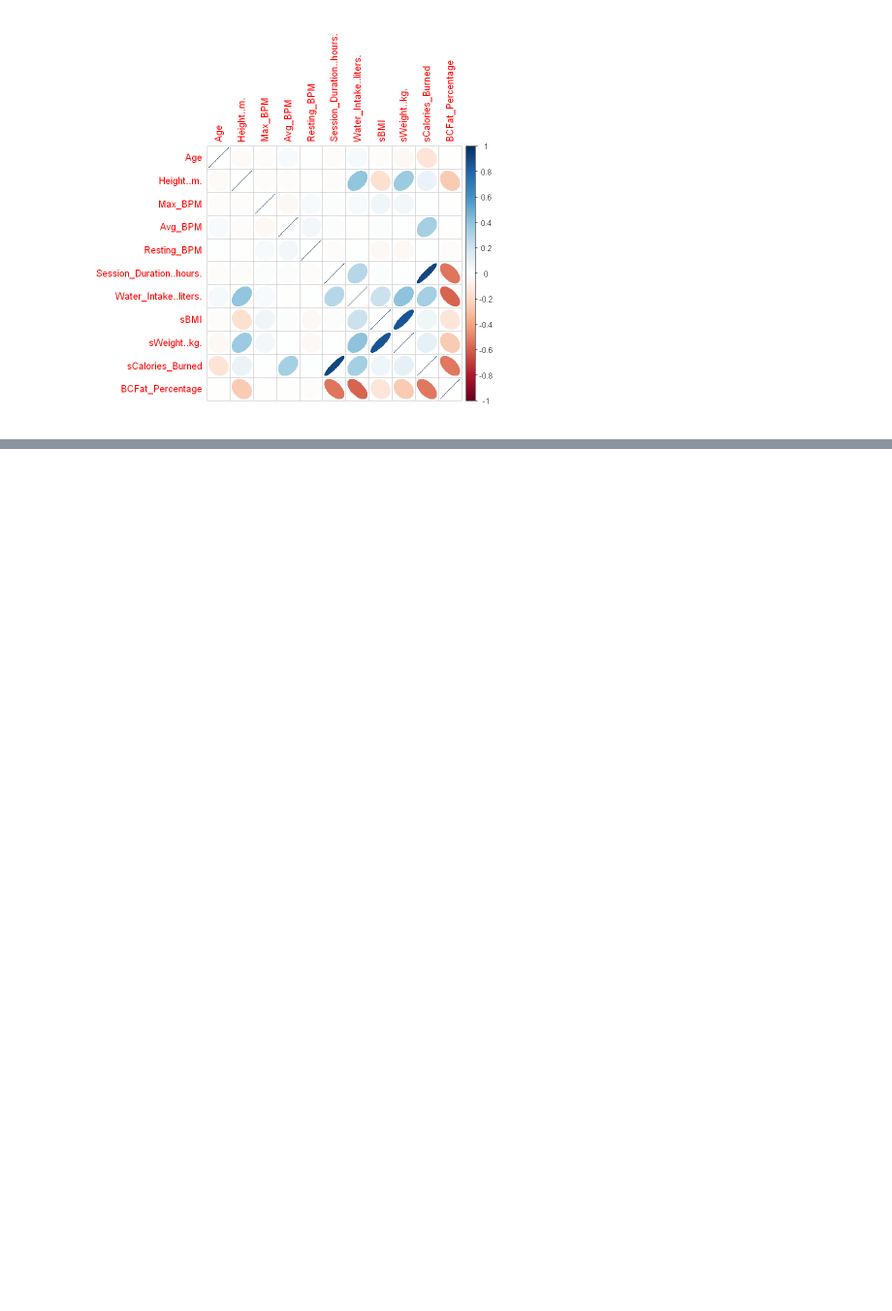
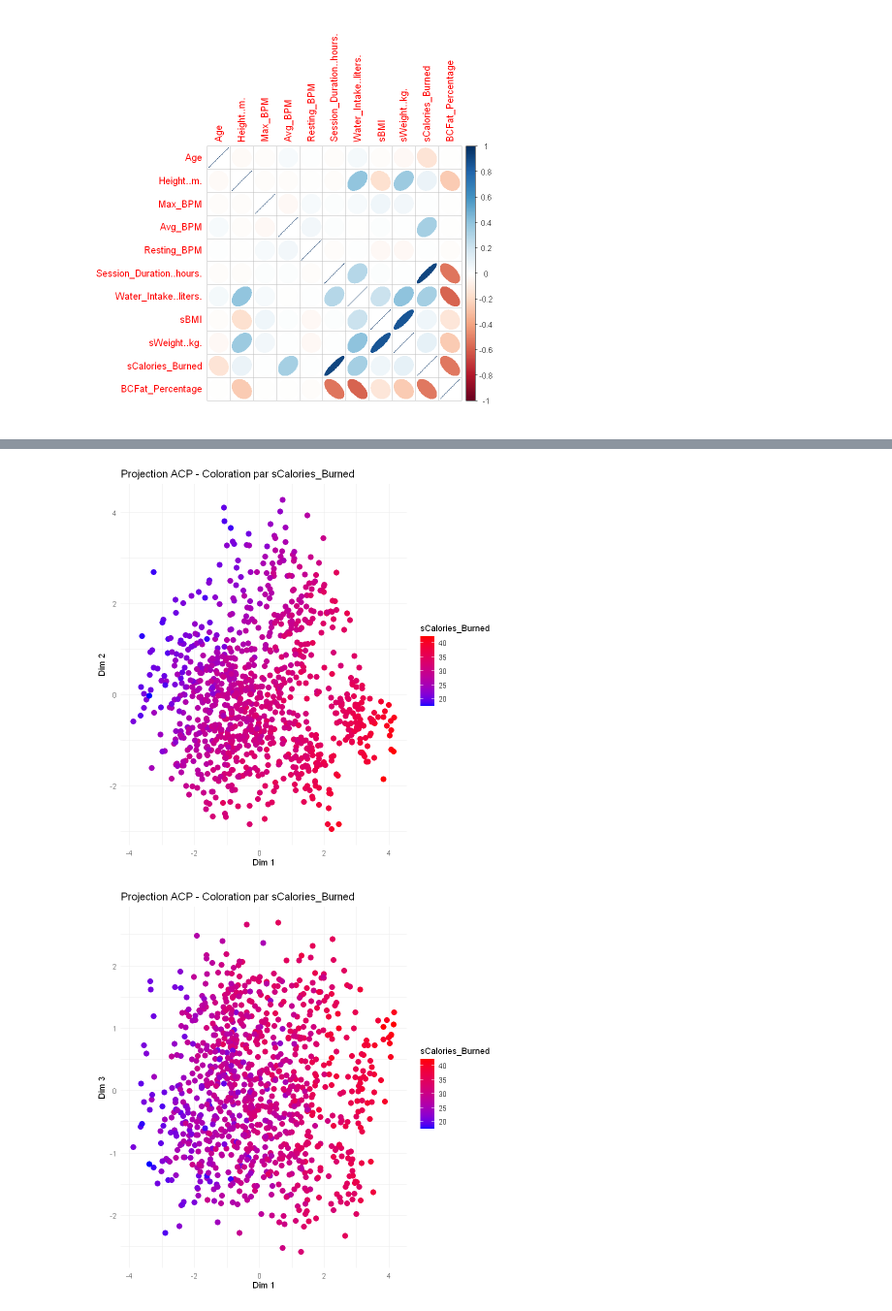
Before and after one commit to Edgar-Neboit/Projet_ML, a Jupyter notebook: Projet_ML_R.ipynb, the cells around one changed output, grey strips where cells are left out. Shown: that part at 97% size. Cells and saved outputs as stored; diff of their text form; code cells hidden in the pictures; blank space fills up the shorter version.

```diff
--- a/Projet_ML_R.ipynb
+++ b/Projet_ML_R.ipynb
@@ -186,0 +229,31 @@ corrplot(cor(data[, c(1, 3:7, 9 ,12:15)]),method="ellipse")
+# %%
+#fviz_pca_ind(acp, label="none", habillage=10)
+
+# Récupération des coordonnées des individus
+ind <- get_pca_ind(acp)
+df_ind <- data.frame(ind$coord)  # Coordonnées des individus
+
+# Ajouter la variable continue sCalories_Burned pour la colorisation
+df_ind$sCalories_Burned <- data[, c(1, 3:7, 9 ,12:15)][, 10]
+
+# Graphique avec fviz_pca_ind et ggplot2 pour un meilleur contrôle
+ggplot(df_ind, aes(x = Dim.1, y = Dim.2, color = sCalories_Burned)) +
+  geom_point(size = 3) +
+  scale_color_gradient(low = "blue", high = "red") +  # Dégradé bleu → rouge
+  theme_minimal() +
+  labs(title = "Projection ACP - Coloration par sCalories_Burned",
+       x = "Dim 1",
+       y = "Dim 2",
+       color = "sCalories_Burned")
+
+ggplot(df_ind, aes(x = Dim.1, y = Dim.3, color = sCalories_Burned)) +
+  geom_point(size = 3) +
+  scale_color_gradient(low = "blue", high = "red") +  # Dégradé bleu → rouge
+  theme_minimal() +
+  labs(title = "Projection ACP - Coloration par sCalories_Burned",
+       x = "Dim 1",
+       y = "Dim 3",
+       color = "sCalories_Burned")
+# %% [output]
+[figure, added]
+[figure, added]
```
Also changed, not shown: parts of 7 cells of this notebook.
